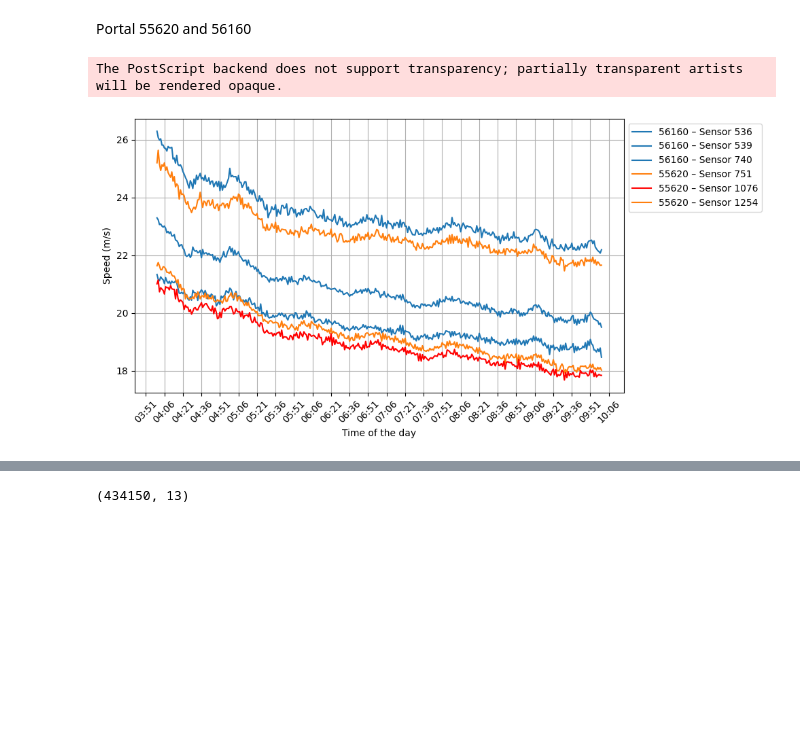
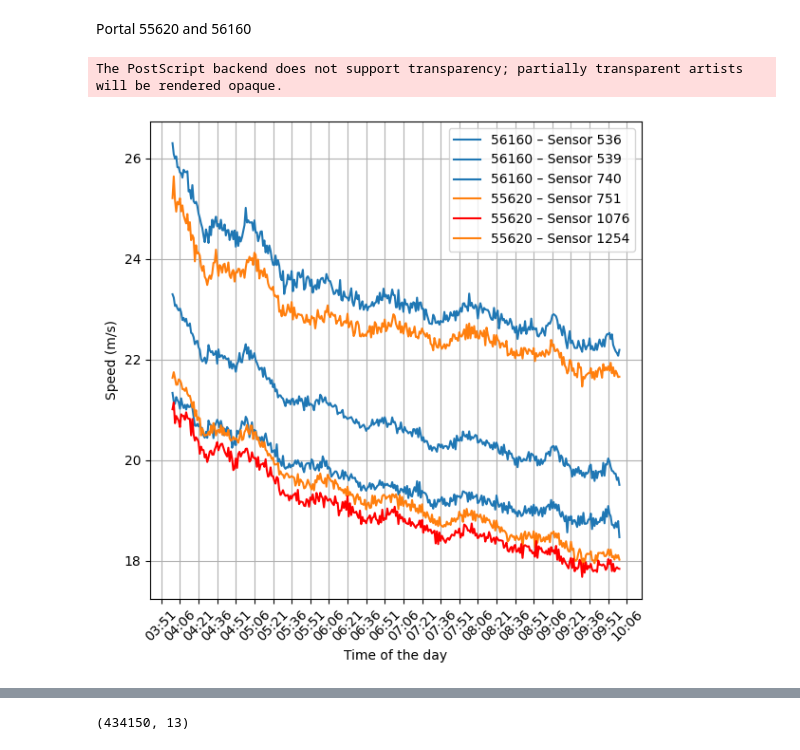
Before and after one commit to Jojo18-20/Project_AI_Transportation, a Jupyter notebook: data_exploration.ipynb, the cells around one changed output, grey strips where cells are left out. Drawn from its saved outputs; the diff is of its cells as text; code cells hidden in the pictures; blank space fills up the shorter version.

```diff
--- a/data_exploration.ipynb
+++ b/data_exploration.ipynb
@@ -133,0 +169,19 @@ df['PORTAL_clean'] = df['PORTAL'].apply(
+# %%
+#over day per per portal
+plt.figure(figsize=(6,6))
+df_avg = df.groupby(['PORTAL', 'Time_only'])['SPEED_MS_AVG'].mean().reset_index()
+df_avg['Time_str'] = df_avg['Time_only'].apply(lambda t: t.strftime('%H:%M'))
+
+# Plot pper Portal
+for portal in df_avg['PORTAL'].unique():
+    df_portal = df_avg[df_avg['PORTAL'] == portal]
+    plt.plot(df_portal['Time_str'], df_portal['SPEED_MS_AVG'], label=f'Portal {portal}', alpha=0.7)
+
+plt.xlabel("Time of Day")
+plt.ylabel("Average Speed (m/s)")
+plt.legend()
+plt.grid(True, linestyle='--', alpha=0.5)
+plt.xticks(flow_overday['Time_str'][::30], rotation=45)  #plot time only every 15 mins
+plt.tight_layout()
+plt.savefig("Plots/Speed/speed_comparison_portals.png")
+plt.show()
@@ -133,0 +190,19 @@ df['PORTAL_clean'] = df['PORTAL'].apply(
+# %%
+#flow per portal over day
+plt.figure(figsize=(6,6))
+df_avg = df.groupby(['PORTAL', 'Time_only'])['FLOW'].mean().reset_index()
+df_avg['Time_str'] = df_avg['Time_only'].apply(lambda t: t.strftime('%H:%M'))
+
+# Plot per Portal
+for portal in df_avg['PORTAL'].unique():
+    df_portal = df_avg[df_avg['PORTAL'] == portal]
+    plt.plot(df_portal['Time_str'], df_portal['FLOW'], label=f'Portal {portal}', alpha=0.7)
+
+plt.xlabel("Time of Day")
+plt.ylabel("Average Flow (m/s)")
+plt.legend()
+plt.grid(True, linestyle='--', alpha=0.5)
+plt.xticks(flow_overday['Time_str'][::30], rotation=45)  #plot time only every 15 mins
+plt.tight_layout()
+plt.savefig("Plots/Flow/flow_comparison_portals.png")
+plt.show()
@@ -277,8 +329,6 @@ X = pd.DataFrame(X_list, index=sensor_ids)
 kmeans = KMeans(n_clusters=4, random_state=42)
 labels = kmeans.fit_predict(X)
 
-# Sensor-Portal Mapping
-sensor_to_portal = df.set_index("DP_ID")["PORTAL"].to_dict()
 
 clusters = pd.DataFrame({
     "Sensor": sensor_ids,
@@ -398,36 +447,36 @@ selected_portals = ['55620', '56160']
 speed_sensors = speed_sensors[speed_sensors['PORTAL_clean'].isin(selected_portals)]
 
 portal_colors = dict(zip(
     speed_sensors['PORTAL_clean'].unique(),
     sns.color_palette('tab10', n_colors=speed_sensors['PORTAL_clean'].nunique())
 ))
 
 # Plot
-plt.figure(figsize=(10, 5))
+plt.figure(figsize=(6, 6))
 
 for dp_id, group in speed_sensors.groupby('DP_ID'):
     portal = group['PORTAL_clean'].iloc[0]
     color = 'red' if dp_id == 1076 else portal_colors[portal]
     plt.plot(group['Time_dt'], group['SPEED_MS_AVG'],
              linewidth=1.5, label=f'{portal} – Sensor {dp_id}', color=color)
 
 # format axis
 import matplotlib.dates as mdates
 plt.gca().xaxis.set_major_formatter(mdates.DateFormatter('%H:%M'))
 plt.gca().xaxis.set_major_locator(mdates.MinuteLocator(interval=15))
 
 plt.xlabel('Time of the day')
 plt.xticks(rotation=45)  # ever<y 15 mins
 
 plt.ylabel('Speed (m/s)')
 plt.grid(True)
-plt.legend(loc='upper left', bbox_to_anchor=(1, 1))
+plt.legend()
 plt.tight_layout()
 plt.savefig("Plots/Speed/avg_speed_day_per_sensor_portal.eps")
 plt.savefig("Plots/Speed/avg_speed_day_per_sensor_portal.png")
 # %% [output]
 The PostScript backend does not support transparency; partially transparent artists will be rendered opaque.
-[figure, old version]
+[figure, new version]
 # %%
 flow_sensors = (
     df.groupby(['DP_ID', 'Time_only', 'PORTAL_clean'])['FLOW']
```
Also changed, not shown: parts of 35 cells of this notebook.
